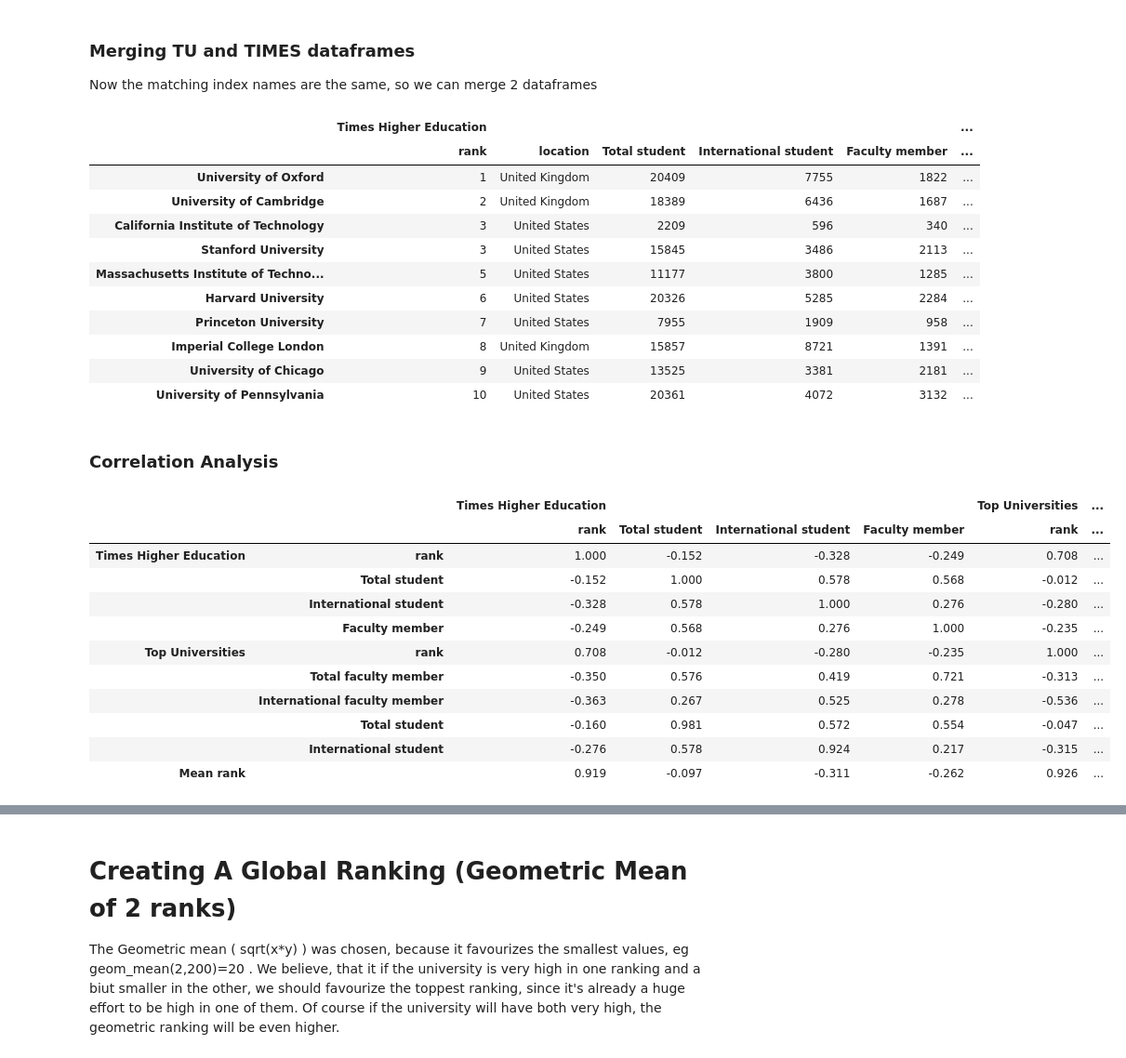
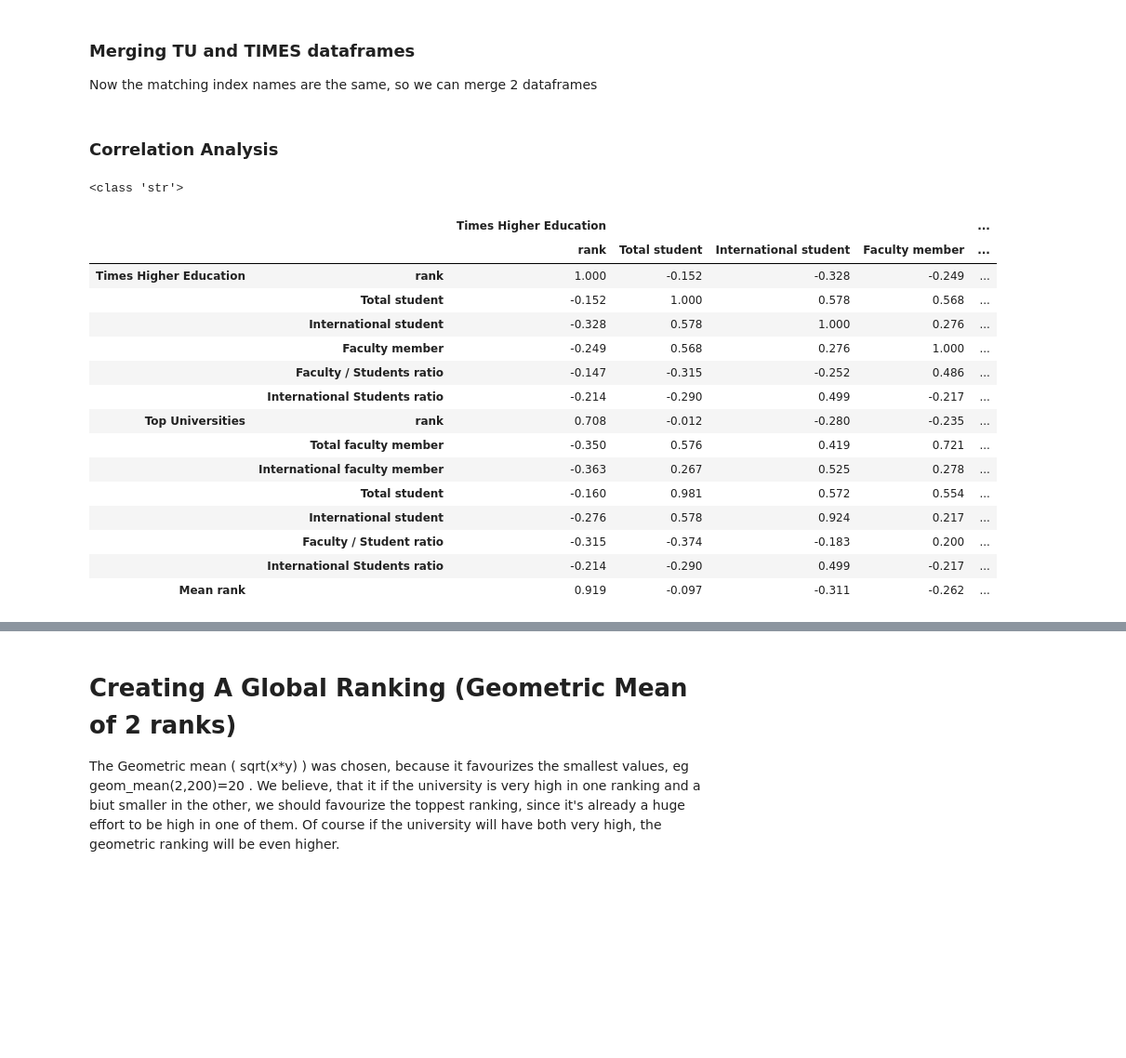
Before and after one commit to Amaumaury/ada-2017, a Jupyter notebook: Homework2.ipynb, the cells around one changed output, grey strips where cells are left out. Shown: that part at 93% size. Drawn from its saved outputs; the diff is of its cells as text; code cells hidden in the pictures; blank space fills up the shorter version.

```diff
--- a/Homework2.ipynb
+++ b/Homework2.ipynb
@@ -571,48 +591,57 @@ merged_dataframes[('Top Universities','Faculty / Student ratio')] = merged_dataf
 
 # showing the results
 merged_dataframes.head(10)
+merged_dataframes_temp = merged_dataframes
-# %% [output]
-|  | Times Higher Education |  |  |  |  | ... |
-|  | rank | location | Total student | International student | Faculty member | ... |
-| University of Oxford | 1 | United Kingdom | 20409 | 7755 | 1822 | ... |
-| University of Cambridge | 2 | United Kingdom | 18389 | 6436 | 1687 | ... |
-| California Institute of Technology | 3 | United States | 2209 | 596 | 340 | ... |
-| Stanford University | 3 | United States | 15845 | 3486 | 2113 | ... |
-| Massachusetts Institute of Techno... | 5 | United States | 11177 | 3800 | 1285 | ... |
-| Harvard University | 6 | United States | 20326 | 5285 | 2284 | ... |
-| Princeton University | 7 | United States | 7955 | 1909 | 958 | ... |
-| Imperial College London | 8 | United Kingdom | 15857 | 8721 | 1391 | ... |
-| University of Chicago | 9 | United States | 13525 | 3381 | 2181 | ... |
-| University of Pennsylvania | 10 | United States | 20361 | 4072 | 3132 | ... |
 # %% [markdown]
 ### Correlation Analysis
 # %%
 # setting the values as float
-ranklist1 = np.array(merged_dataframes['Times Higher Education','rank'])
+ranklist1 = np.array(merged_dataframes_temp['Times Higher Education','rank'])
 ranklist1 = ranklist1.astype(np.float)
-merged_dataframes['Times Higher Education','rank']=ranklist1
+merged_dataframes_temp['Times Higher Education','rank']=ranklist1
 
-ranklist2 = np.array(merged_dataframes['Top Universities','rank'])
+ranklist2 = np.array(merged_dataframes_temp['Top Universities','rank'])
 ranklist2 = ranklist2.astype(np.float)
-merged_dataframes['Top Universities','rank']=ranklist2
-
+merged_dataframes_temp['Top Universities','rank']=ranklist2
+print(type(merged_dataframes_temp['Times Higher Education','Faculty / Students ratio'][1]))
 pd.options.display.float_format = '{:.3f}'.format
 
+faculty_to_studentsratio1 = np.array(merged_dataframes_temp['Times Higher Education','Faculty / Students ratio'])
+faculty_to_studentsratio1 = faculty_to_studentsratio1.astype(np.float)
+merged_dataframes_temp['Times Higher Education','Faculty / Students ratio']=faculty_to_studentsratio1
 
-merged_dataframes.corr(method = 'pearson', min_periods=1)
+faculty_to_studentsratio2 = np.array(merged_dataframes_temp['Top Universities','Faculty / Student ratio'])
+faculty_to_studentsratio2 = faculty_to_studentsratio2.astype(np.float)
+merged_dataframes_temp['Top Universities','Faculty / Student ratio']=faculty_to_studentsratio2
+
+international_studentsratio1 = np.array(merged_dataframes_temp['Times Higher Education','International Students ratio'])
+international_studentsratio1 = international_studentsratio1.astype(np.float)
+merged_dataframes_temp['Times Higher Education','International Students ratio']=international_studentsratio1
+
+international_studentsratio2 = np.array(merged_dataframes_temp['Times Higher Education','International Students ratio'])
+international_studentsratio2 = international_studentsratio2.astype(np.float)
+merged_dataframes_temp['Top Universities','International Students ratio']= international_studentsratio2
+
+merged_dataframes_temp.corr(method = 'pearson', min_periods=1)
+#merged_dataframes_temp
 # %% [output]
+<class 'str'>
-|  |  | Times Higher Education |  |  |  | Top Universities | ... |
-|  |  | rank | Total student | International student | Faculty member | rank | ... |
-| Times Higher Education | rank | 1.000 | -0.152 | -0.328 | -0.249 | 0.708 | ... |
-|  | Total student | -0.152 | 1.000 | 0.578 | 0.568 | -0.012 | ... |
-|  | International student | -0.328 | 0.578 | 1.000 | 0.276 | -0.280 | ... |
-|  | Faculty member | -0.249 | 0.568 | 0.276 | 1.000 | -0.235 | ... |
-| Top Universities | rank | 0.708 | -0.012 | -0.280 | -0.235 | 1.000 | ... |
-|  | Total faculty member | -0.350 | 0.576 | 0.419 | 0.721 | -0.313 | ... |
-|  | International faculty member | -0.363 | 0.267 | 0.525 | 0.278 | -0.536 | ... |
-|  | Total student | -0.160 | 0.981 | 0.572 | 0.554 | -0.047 | ... |
-|  | International student | -0.276 | 0.578 | 0.924 | 0.217 | -0.315 | ... |
-| Mean rank |  | 0.919 | -0.097 | -0.311 | -0.262 | 0.926 | ... |
+|  |  | Times Higher Education |  |  |  | ... |
+|  |  | rank | Total student | International student | Faculty member | ... |
+| Times Higher Education | rank | 1.000 | -0.152 | -0.328 | -0.249 | ... |
+|  | Total student | -0.152 | 1.000 | 0.578 | 0.568 | ... |
+|  | International student | -0.328 | 0.578 | 1.000 | 0.276 | ... |
+|  | Faculty member | -0.249 | 0.568 | 0.276 | 1.000 | ... |
+|  | Faculty / Students ratio | -0.147 | -0.315 | -0.252 | 0.486 | ... |
+|  | International Students ratio | -0.214 | -0.290 | 0.499 | -0.217 | ... |
+| Top Universities | rank | 0.708 | -0.012 | -0.280 | -0.235 | ... |
+|  | Total faculty member | -0.350 | 0.576 | 0.419 | 0.721 | ... |
+|  | International faculty member | -0.363 | 0.267 | 0.525 | 0.278 | ... |
+|  | Total student | -0.160 | 0.981 | 0.572 | 0.554 | ... |
+|  | International student | -0.276 | 0.578 | 0.924 | 0.217 | ... |
+|  | Faculty / Student ratio | -0.315 | -0.374 | -0.183 | 0.200 | ... |
+|  | International Students ratio | -0.214 | -0.290 | 0.499 | -0.217 | ... |
+| Mean rank |  | 0.919 | -0.097 | -0.311 | -0.262 | ... |
 # %% [markdown]
 Looking at the above table, we will go attribute by attribute and try to interpret its correlation value with the other attributes. First, we note that under *rank*, the negative sign of the correlation means positive sign for the university standing as the less rank the university has, the better:
 
```
Also changed, not shown: parts of 21 cells of this notebook.
